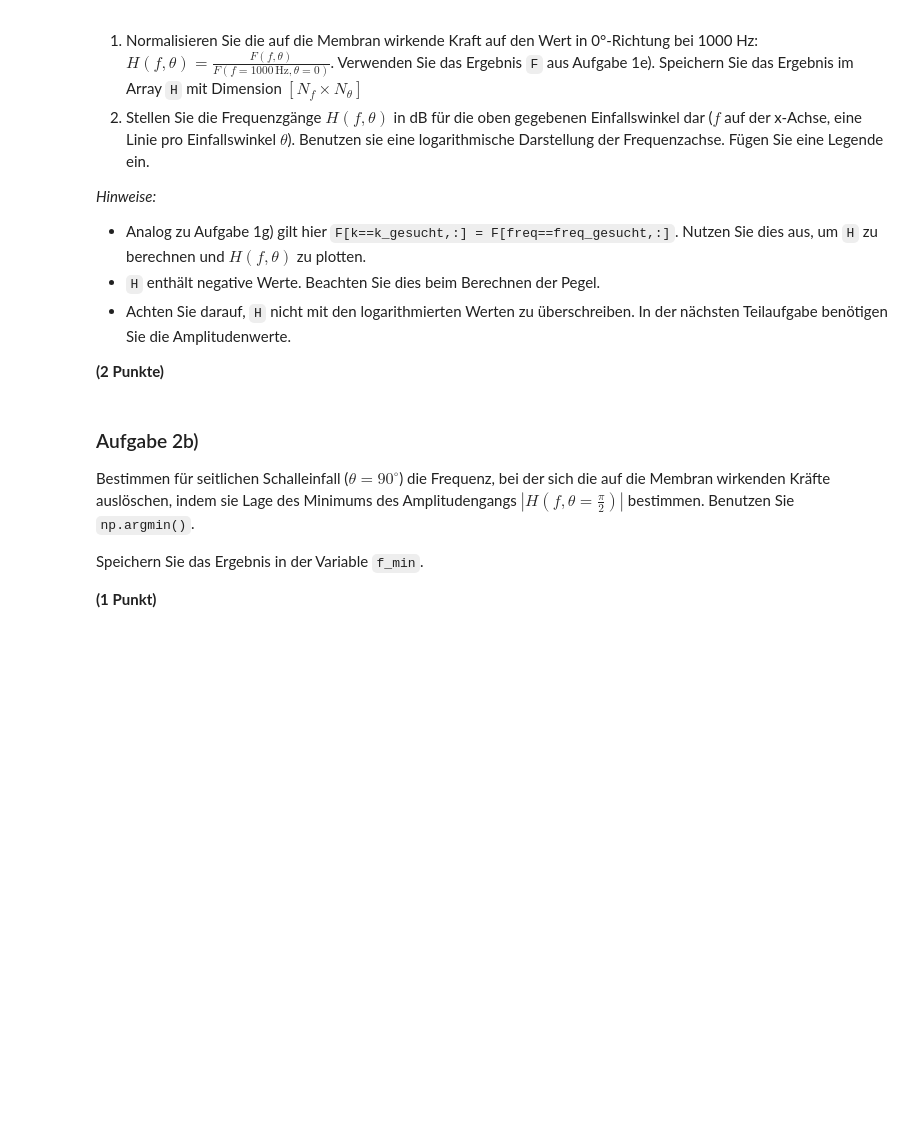
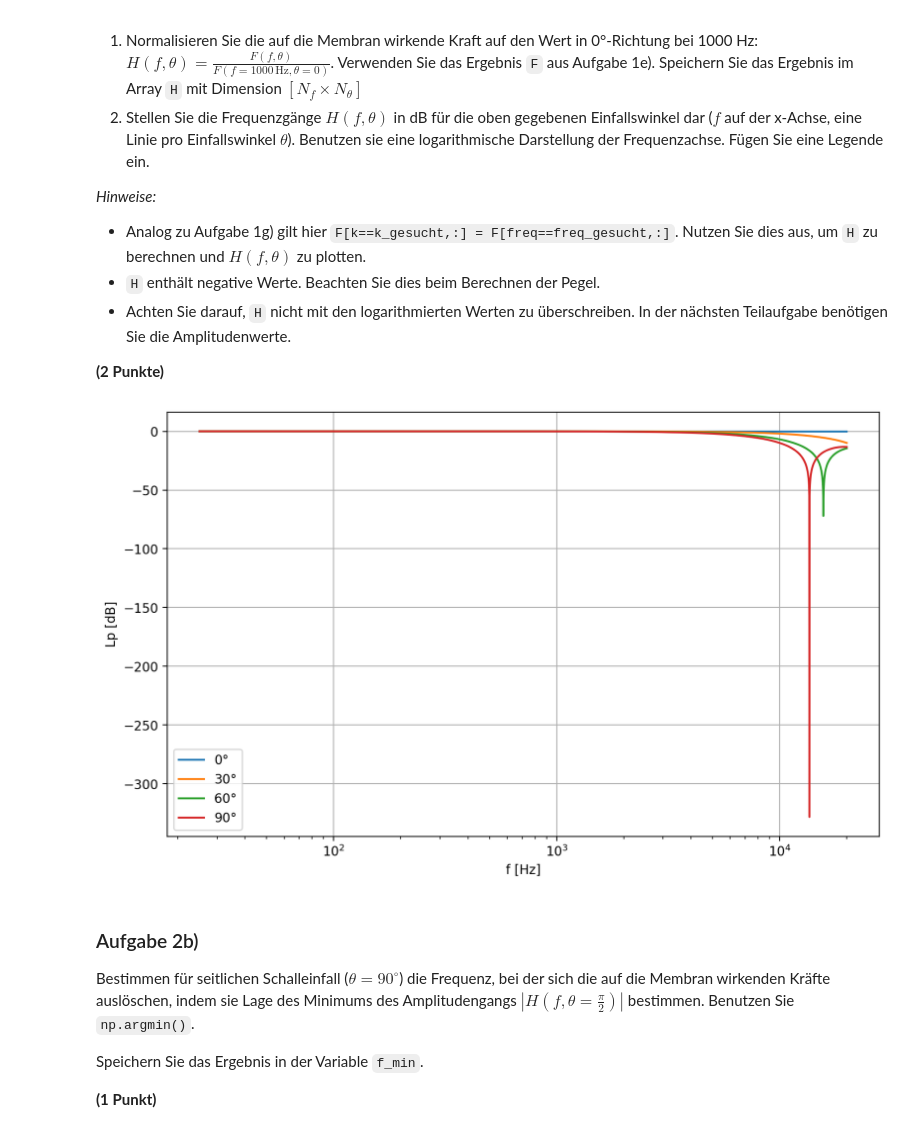
Before and after one commit to Comrad3J/Elektroakustik-SoSe2025-GruppeN, a Jupyter notebook: hausafugabe_2/Elektroakustik_HA2.ipynb, the cells around one changed output. Drawn from its saved outputs; the diff is of its cells as text; code cells hidden in the pictures; blank space fills up the shorter version.

```diff
--- a/hausafugabe_2/Elektroakustik_HA2.ipynb
+++ b/hausafugabe_2/Elektroakustik_HA2.ipynb
@@ -295,3 +290,45 @@ plt.show()
+# %%
+# Fügen Sie hier Ihre Lösung ein:
+
+# Referenzwert für Normalisierung bestimmen
+idx_1000Hz = find_nearest_index(freq, 1000)
+F_ref = F[idx_1000Hz, 0] # Bestimme F(1000Hz, 0°) als Referenz
+H = F / F_ref # Normalisierung
+
+# Einfallswinkel definieren
+theta_plot = [0, 30, 60, 90]
+theta_rad = []
+for angle in theta_plot:
+    theta_rad.append(np.radians(angle))
+
+# Finde entsprechende Indizes im theta-Array
+theta_indices = []
+for angle in theta_rad:
+    idx = find_nearest_index(theta, angle)
+    theta_indices.append(idx)
+
+plt.figure(figsize=(10, 6))
+
+# Plot für θ = 0°
+plt.semilogx(freq, 20*np.log10(np.abs(H[:, theta_indices[0]])), label=f'{theta_plot[0]}°')
+
+# Plot für θ = 30°
+plt.semilogx(freq, 20*np.log10(np.abs(H[:, theta_indices[1]])), label=f'{theta_plot[1]}°')
+
+# Plot für θ = 60°
+plt.semilogx(freq, 20*np.log10(np.abs(H[:, theta_indices[2]])), label=f'{theta_plot[2]}°')
+
+# Plot für θ = 90°
+plt.semilogx(freq, 20*np.log10(np.abs(H[:, theta_indices[3]])), label=f'{theta_plot[3]}°')
+
+plt.xlabel('f [Hz]')
+plt.ylabel('Lp [dB]')
+plt.legend()
+plt.grid(True)
+# Ab hier nicht mehr bearbeiten.
+plt.show()
+# %% [output]
+[figure, added]
 # %% [markdown]
 ### Aufgabe 2b)
 
```
Also changed, not shown: parts of 7 cells of this notebook.
